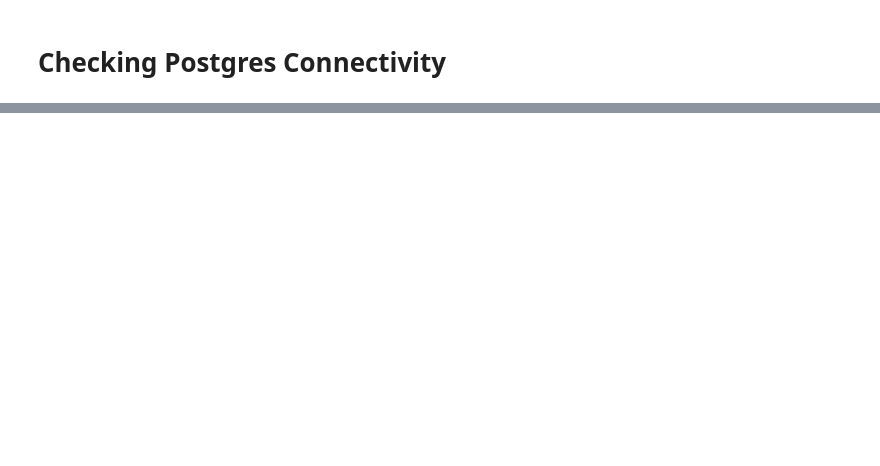
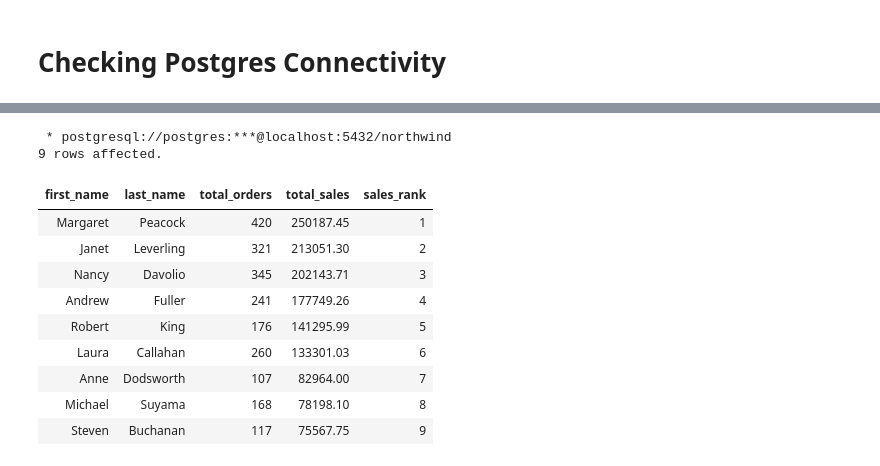
Before and after one commit to TomazFilgueira/Dq_Datascientist, a Jupyter notebook: 5 - Working with Datasources using SQL/5.6 - Window Functions in SQL/Window Function guided project.ipynb, the cells around one changed output, grey strips where cells are left out. Cells and saved outputs as stored; diff of their text form; code cells hidden in the pictures; blank space fills up the shorter version.

```diff
--- a/5 - Working with Datasources using SQL/5.6 - Window Functions in SQL/Window Function guided project.ipynb
+++ b/5 - Working with Datasources using SQL/5.6 - Window Functions in SQL/Window Function guided project.ipynb
@@ -54,0 +151,25 @@ SELECT * FROM customers LIMIT 5;
+# %%
+%%sql
+WITH total_sale AS (
+    SELECT first_name, last_name,
+           COUNT(*) AS total_orders,
+           ROUND(SUM(quantity * unit_price::numeric),2) AS total_sales
+    FROM employees_summary
+    GROUP BY first_name, last_name)
+
+SELECT first_name, last_name, total_orders, total_sales,
+       RANK() OVER (ORDER BY total_sales DESC) AS sales_rank
+FROM total_sale;
+# %% [output]
+ * postgresql://postgres:***@localhost:5432/northwind
+9 rows affected.
+| first_name | last_name | total_orders | total_sales | sales_rank |
+| Margaret | Peacock | 420 | 250187.45 | 1 |
+| Janet | Leverling | 321 | 213051.30 | 2 |
+| Nancy | Davolio | 345 | 202143.71 | 3 |
+| Andrew | Fuller | 241 | 177749.26 | 4 |
+| Robert | King | 176 | 141295.99 | 5 |
+| Laura | Callahan | 260 | 133301.03 | 6 |
+| Anne | Dodsworth | 107 | 82964.00 | 7 |
+| Michael | Suyama | 168 | 78198.10 | 8 |
+| Steven | Buchanan | 117 | 75567.75 | 9 |
```
Also changed, not shown: parts of 17 cells of this notebook.
